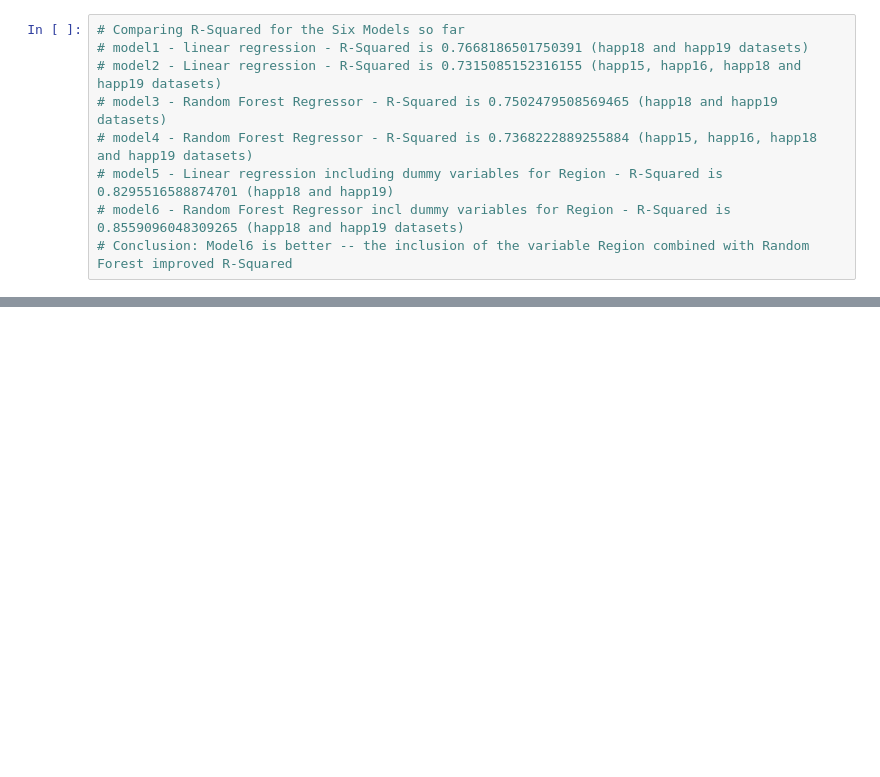
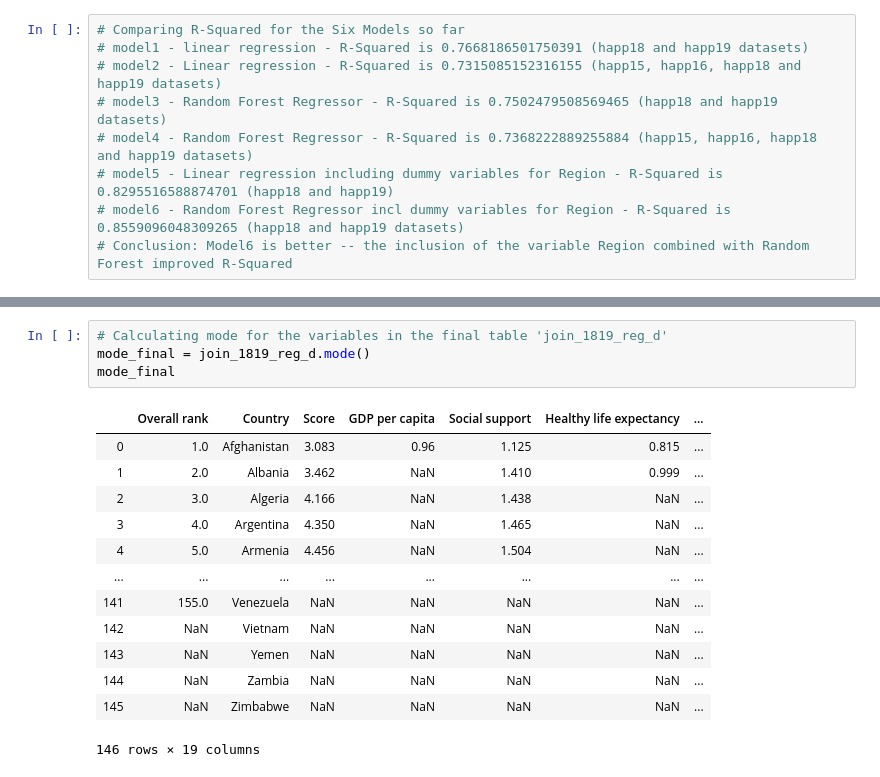
Before and after one commit to kingnmm/py4ds, a Jupyter notebook: FinalProj_NMK.ipynb, the cells around one changed output, grey strips where cells are left out. Cells and saved outputs as stored; diff of their text form; blank space fills up the shorter version.

```diff
--- a/FinalProj_NMK.ipynb
+++ b/FinalProj_NMK.ipynb
@@ -1108,0 +1228,18 @@ print(r_square6)
+# %%
+# Calculating mode for the variables in the final table 'join_1819_reg_d'
+mode_final = join_1819_reg_d.mode()
+mode_final
+# %% [output]
+|  | Overall rank | Country | Score | GDP per capita | Social support | Healthy life expectancy | ... |
+| 0 | 1.0 | Afghanistan | 3.083 | 0.96 | 1.125 | 0.815 | ... |
+| 1 | 2.0 | Albania | 3.462 | NaN | 1.410 | 0.999 | ... |
+| 2 | 3.0 | Algeria | 4.166 | NaN | 1.438 | NaN | ... |
+| 3 | 4.0 | Argentina | 4.350 | NaN | 1.465 | NaN | ... |
+| 4 | 5.0 | Armenia | 4.456 | NaN | 1.504 | NaN | ... |
+| ... | ... | ... | ... | ... | ... | ... | ... |
+| 141 | 155.0 | Venezuela | NaN | NaN | NaN | NaN | ... |
+| 142 | NaN | Vietnam | NaN | NaN | NaN | NaN | ... |
+| 143 | NaN | Yemen | NaN | NaN | NaN | NaN | ... |
+| 144 | NaN | Zambia | NaN | NaN | NaN | NaN | ... |
+| 145 | NaN | Zimbabwe | NaN | NaN | NaN | NaN | ... |
+146 rows × 19 columns
```
Also changed, not shown: parts of 19 cells of this notebook.
